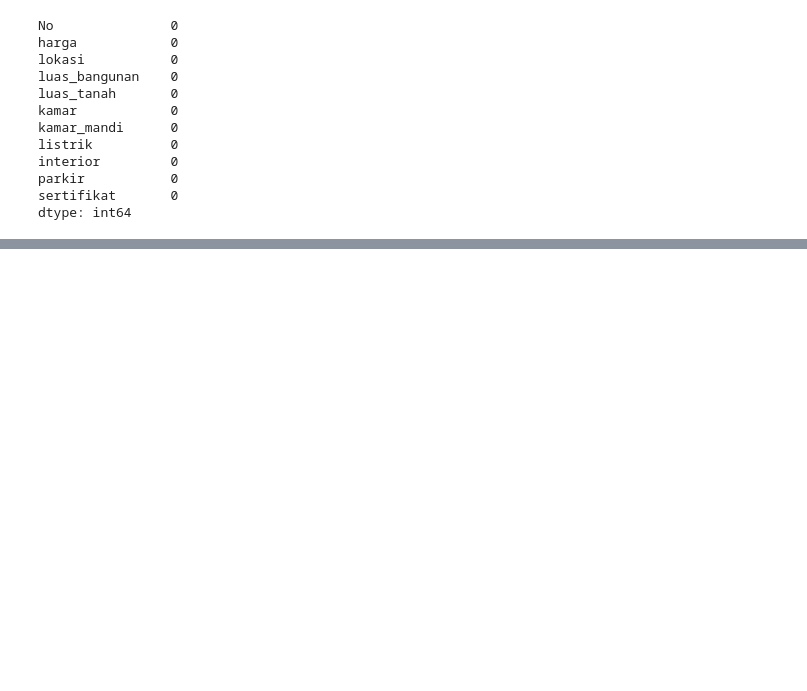
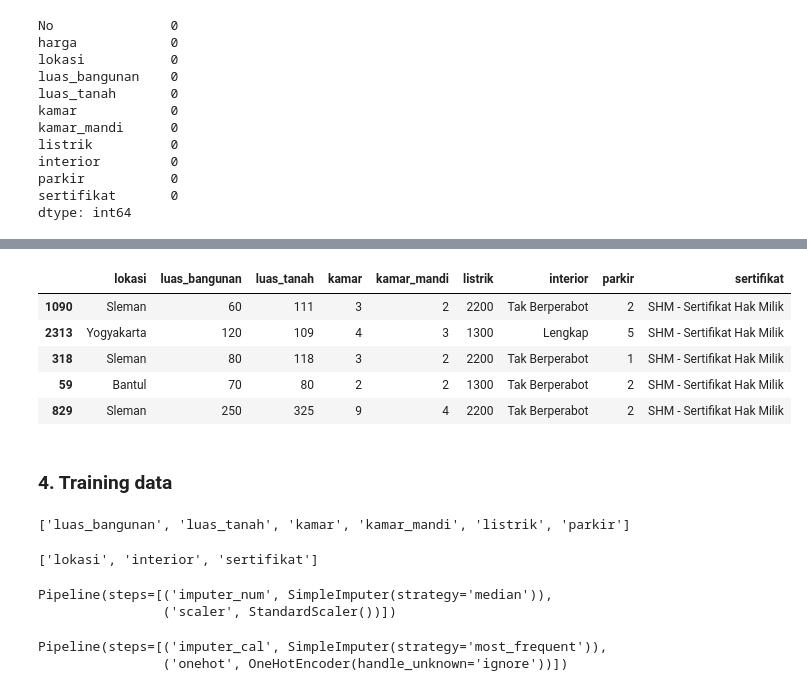
Before and after one commit to alfauzan003/housing-price-prediction-yogyakarta, a Jupyter notebook: dataTraining.ipynb, the cells around one changed output, grey strips where cells are left out. Drawn from its saved outputs; the diff is of its cells as text; code cells hidden in the pictures; blank space fills up the shorter version.

```diff
--- a/dataTraining.ipynb
+++ b/dataTraining.ipynb
@@ -120,0 +156,43 @@ dtype: int64
+# %%
+# Split data into training and testing data
+X_train, X_test, y_train, y_test = train_test_split(X, y, test_size=0.2, random_state=42)
+X_train.head()
+# %% [output]
+|  | lokasi | luas_bangunan | luas_tanah | kamar | kamar_mandi | listrik | interior | parkir | sertifikat |
+| 1090 | Sleman | 60 | 111 | 3 | 2 | 2200 | Tak Berperabot | 2 | SHM - Sertifikat Hak Milik |
+| 2313 | Yogyakarta | 120 | 109 | 4 | 3 | 1300 | Lengkap | 5 | SHM - Sertifikat Hak Milik |
+| 318 | Sleman | 80 | 118 | 3 | 2 | 2200 | Tak Berperabot | 1 | SHM - Sertifikat Hak Milik |
+| 59 | Bantul | 70 | 80 | 2 | 2 | 1300 | Tak Berperabot | 2 | SHM - Sertifikat Hak Milik |
+| 829 | Sleman | 250 | 325 | 9 | 4 | 2200 | Tak Berperabot | 2 | SHM - Sertifikat Hak Milik |
+# %% [markdown]
+### 4. Training data
+# %%
+numerical_cols = [cname for cname in X_train.columns
+                  if X_train[cname].dtype in ["int64", "float64"]]
+numerical_cols
+# %% [output]
+['luas_bangunan', 'luas_tanah', 'kamar', 'kamar_mandi', 'listrik', 'parkir']
+# %%
+categorical_cols = [cname for cname in X_train.columns
+                    if X_train[cname].nunique() < 10 and X_train[cname].dtype == "object"]
+categorical_cols
+# %% [output]
+['lokasi', 'interior', 'sertifikat']
+# %%
+numerical_transformer = Pipeline(steps=[
+    ("imputer_num", SimpleImputer(strategy="median")),
+    ("scaler", StandardScaler())
+])
+numerical_transformer
+# %% [output]
+Pipeline(steps=[('imputer_num', SimpleImputer(strategy='median')),
+                ('scaler', StandardScaler())])
+# %%
+categorical_transformer = Pipeline(steps=[
+    ("imputer_cal", SimpleImputer(strategy="most_frequent")),
+    ("onehot", OneHotEncoder(handle_unknown="ignore"))
+])
+categorical_transformer
+# %% [output]
+Pipeline(steps=[('imputer_cal', SimpleImputer(strategy='most_frequent')),
+                ('onehot', OneHotEncoder(handle_unknown='ignore'))])
```
Also changed, not shown: parts of 16 cells of this notebook, 2 other files.
